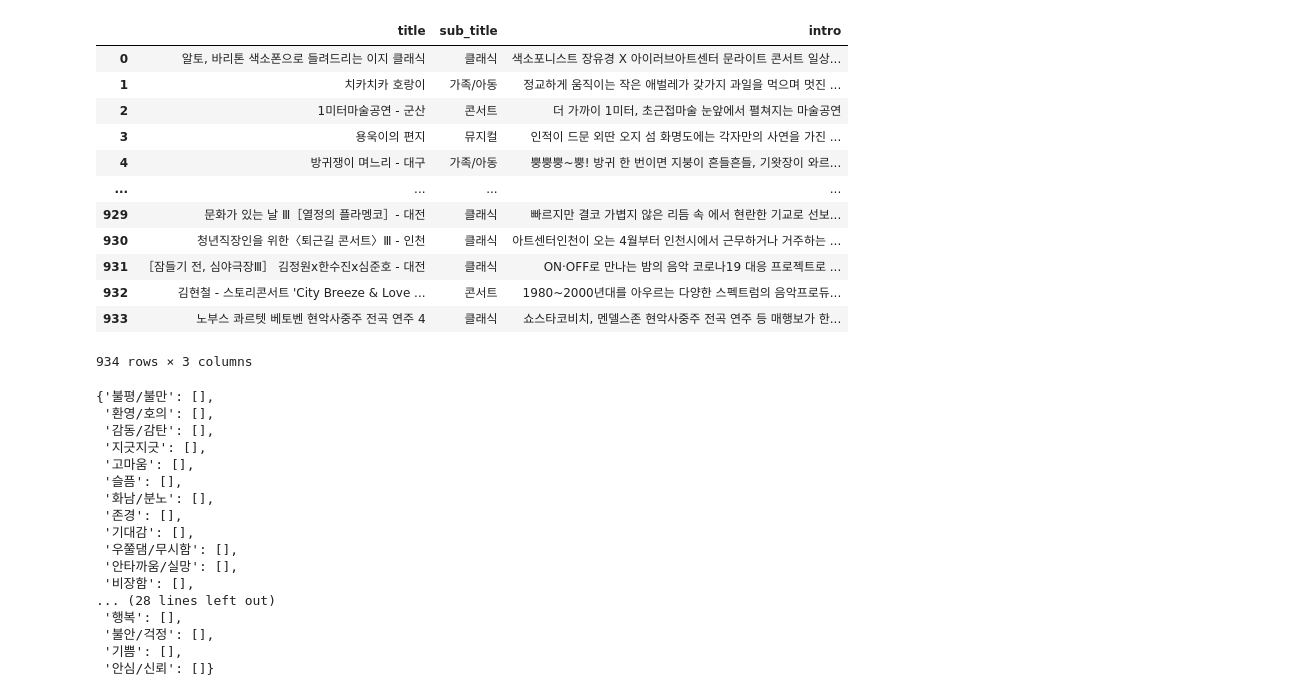
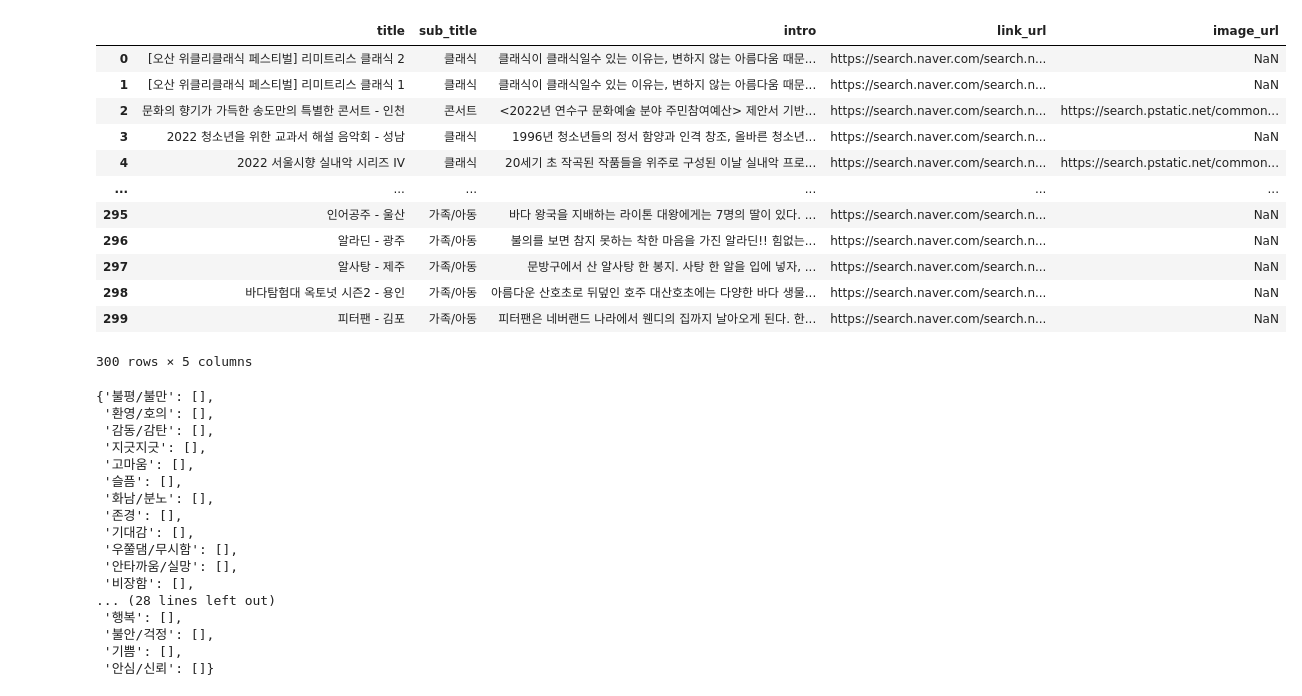
Before and after one commit to boostcampaitech3/final-project-level3-nlp-01, a Jupyter notebook: code/plays_find_unused_labels.ipynb, the cells around one changed output. Cells and saved outputs as stored; diff of their text form; code cells hidden in the pictures.

```diff
--- a/code/plays_find_unused_labels.ipynb
+++ b/code/plays_find_unused_labels.ipynb
@@ -31,21 +4,20 @@ dataset
-# %%
-# 중복 제거
-dataset = dataset.drop_duplicates(ignore_index=True)
-dataset
-# %% [output]
-|  | title | sub_title | intro |
-| 0 | 알토, 바리톤 색소폰으로 들려드리는 이지 클래식 | 클래식 | 색소포니스트 장유경 X 아이러브아트센터 문라이트 콘서트 일상... |
-| 1 | 치카치카 호랑이 | 가족/아동 | 정교하게 움직이는 작은 애벌레가 갖가지 과일을 먹으며 멋진 ... |
-| 2 | 1미터마술공연 - 군산 | 콘서트 | 더 가까이 1미터, 초근접마술 눈앞에서 펼쳐지는 마술공연 |
-| 3 | 용욱이의 편지 | 뮤지컬 | 인적이 드문 외딴 오지 섬 화명도에는 각자만의 사연을 가진 ... |
-| 4 | 방귀쟁이 며느리 - 대구 | 가족/아동 | 뿡뿡뿡~뿡! 방귀 한 번이면 지붕이 흔들흔들, 기왓장이 와르... |
-| ... | ... | ... | ... |
-| 929 | 문화가 있는 날 Ⅲ［열정의 플라멩코］- 대전 | 클래식 | 빠르지만 결코 가볍지 않은 리듬 속 에서 현란한 기교로 선보... |
-| 930 | 청년직장인을 위한〈퇴근길 콘서트〉Ⅲ - 인천 | 클래식 | 아트센터인천이 오는 4월부터 인천시에서 근무하거나 거주하는 ... |
-| 931 | ［잠들기 전, 심야극장Ⅲ］ 김정원x한수진x심준호 - 대전 | 클래식 | ON·OFF로 만나는 밤의 음악 코로나19 대응 프로젝트로 ... |
-| 932 | 김현철 - 스토리콘서트 'City Breeze & Love ... | 콘서트 | 1980~2000년대를 아우르는 다양한 스펙트럼의 음악프로듀... |
-| 933 | 노부스 콰르텟 베토벤 현악사중주 전곡 연주 4 | 클래식 | 쇼스타코비치, 멘델스존 현악사중주 전곡 연주 등 매행보가 한... |
-934 rows × 3 columns
+# %%
+dataset = pd.read_csv("../data/play_dataset_image.csv")
+dataset
+# %% [output]
+|  | title | sub_title | intro | link_url | image_url |
+| 0 | [오산 위클리클래식 페스티벌] 리미트리스 클래식 2 | 클래식 | 클래식이 클래식일수 있는 이유는, 변하지 않는 아름다움 때문... | https://search.naver.com/search.n... | NaN |
+| 1 | [오산 위클리클래식 페스티벌] 리미트리스 클래식 1 | 클래식 | 클래식이 클래식일수 있는 이유는, 변하지 않는 아름다움 때문... | https://search.naver.com/search.n... | NaN |
+| 2 | 문화의 향기가 가득한 송도만의 특별한 콘서트 - 인천 | 콘서트 | <2022년 연수구 문화예술 분야 주민참여예산> 제안서 기반... | https://search.naver.com/search.n... | https://search.pstatic.net/common... |
+| 3 | 2022 청소년을 위한 교과서 해설 음악회 - 성남 | 클래식 | 1996년 청소년들의 정서 함양과 인격 창조, 올바른 청소년... | https://search.naver.com/search.n... | NaN |
+| 4 | 2022 서울시향 실내악 시리즈 IV | 클래식 | 20세기 초 작곡된 작품들을 위주로 구성된 이날 실내악 프로... | https://search.naver.com/search.n... | https://search.pstatic.net/common... |
+| ... | ... | ... | ... | ... | ... |
+| 295 | 인어공주 - 울산 | 가족/아동 | 바다 왕국을 지배하는 라이톤 대왕에게는 7명의 딸이 있다. ... | https://search.naver.com/search.n... | NaN |
+| 296 | 알라딘 - 광주 | 가족/아동 | 불의를 보면 참지 못하는 착한 마음을 가진 알라딘!! 힘없는... | https://search.naver.com/search.n... | NaN |
+| 297 | 알사탕 - 제주 | 가족/아동 | 문방구에서 산 알사탕 한 봉지. 사탕 한 알을 입에 넣자, ... | https://search.naver.com/search.n... | NaN |
+| 298 | 바다탐험대 옥토넛 시즌2 - 용인 | 가족/아동 | 아름다운 산호초로 뒤덮인 호주 대산호초에는 다양한 바다 생물... | https://search.naver.com/search.n... | NaN |
+| 299 | 피터팬 - 김포 | 가족/아동 | 피터팬은 네버랜드 나라에서 웬디의 집까지 날아오게 된다. 한... | https://search.naver.com/search.n... | NaN |
+300 rows × 5 columns
 # %%
 from transformers import AutoTokenizer, AutoModelForSequenceClassification, TextClassificationPipeline
 
```
Also changed, not shown: parts of 4 cells of this notebook, 3 other files.
